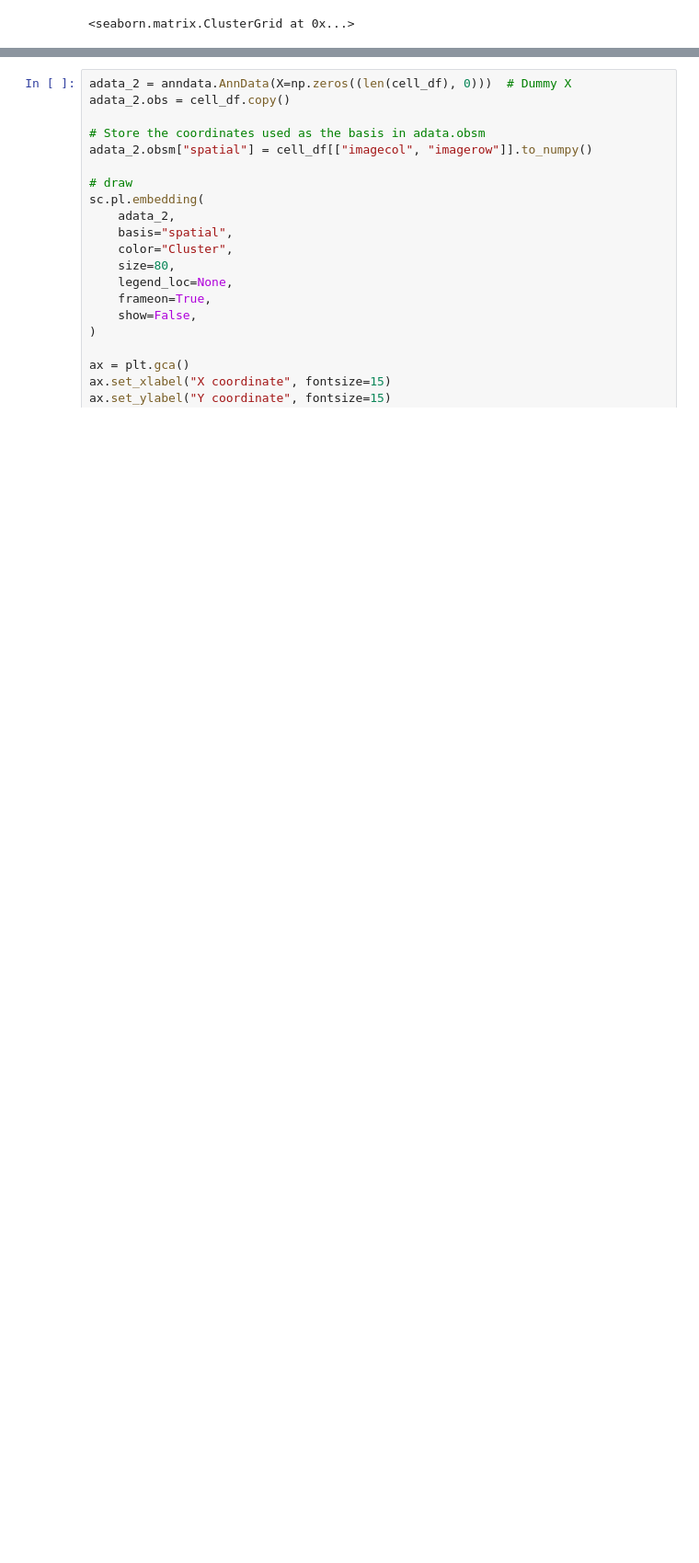
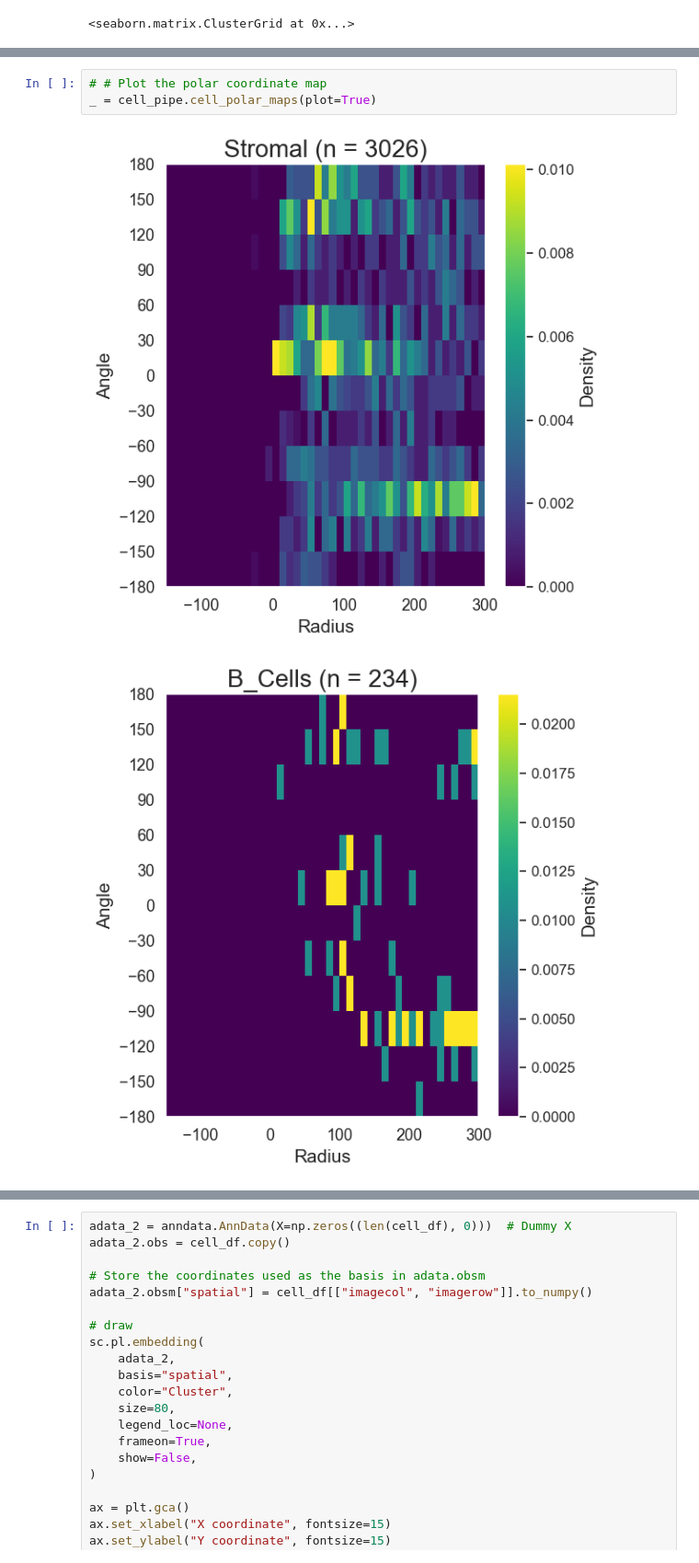
Before and after one commit to RyosukeNomural/SpatialCompassV, a Jupyter notebook: docs/tutorials/cell_analysis/test_2.ipynb, the cells around one changed output, grey strips where cells are left out. Shown at 92% size. Cells and saved outputs as stored; diff of their text form; blank space fills up the shorter version.

```diff
--- a/docs/tutorials/cell_analysis/test_2.ipynb
+++ b/docs/tutorials/cell_analysis/test_2.ipynb
@@ -207,0 +180,6 @@ cell_pipe.compute_cluster_polar_distributions(plot=True)
+# %%
+# # Plot the polar coordinate map
+_ = cell_pipe.cell_polar_maps(plot=True)
+# %% [output]
+[figure, added]
+[figure, added]
```
Also changed, not shown: parts of 4 cells of this notebook, 11 other files.
